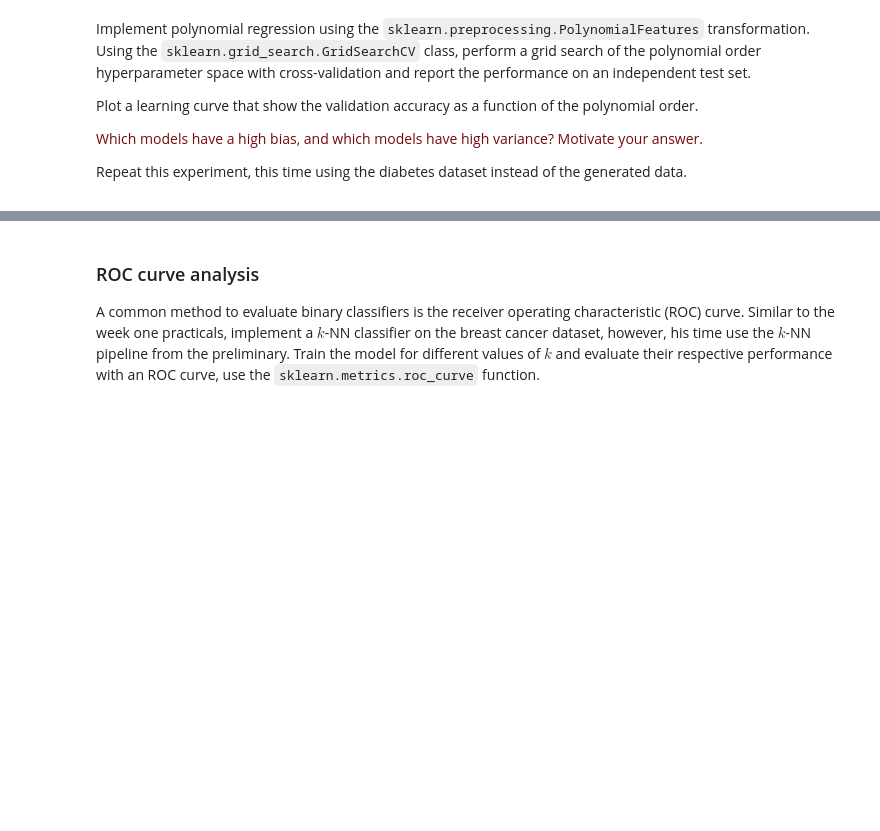
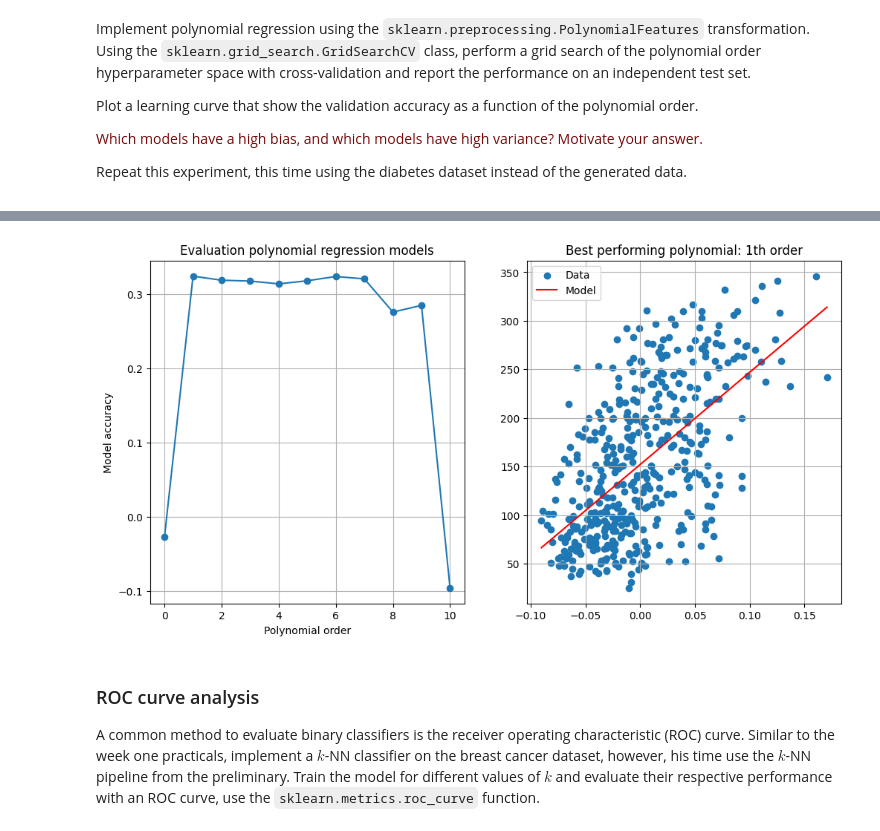
Before and after one commit to MartvStraten/8dm50-machine-learning, a Jupyter notebook: practicals/week_2.ipynb, the cells around one changed output, grey strips where cells are left out. Saved outputs shown, nothing was run; the diff lists cells and outputs as text; code cells hidden in the pictures; blank space fills up the shorter version.

```diff
--- a/practicals/week_2.ipynb
+++ b/practicals/week_2.ipynb
@@ -171,3 +168,11 @@ Repeat this experiment, this time using the diabetes dataset instead of the gene
+# %%
+# Polynomial regression on the diabetes dataset
+diabetes = datasets.load_diabetes()
+X = diabetes.data[:, np.newaxis, 2]
+y = diabetes.target
+polynomial_regression(X, y)
+# %% [output]
+[figure, added]
 # %% [markdown]
 ### ROC curve analysis
 A common method to evaluate binary classifiers is the receiver operating characteristic (ROC) curve. Similar to the week one practicals, implement a $k$-NN classifier on the breast cancer dataset, however, his time use the $k$-NN pipeline from the preliminary. Train the model for different values of $k$ and evaluate their respective performance with an ROC curve, use the `sklearn.metrics.roc_curve` function.
```
Also changed, not shown: parts of 10 cells of this notebook, 1 other file.
